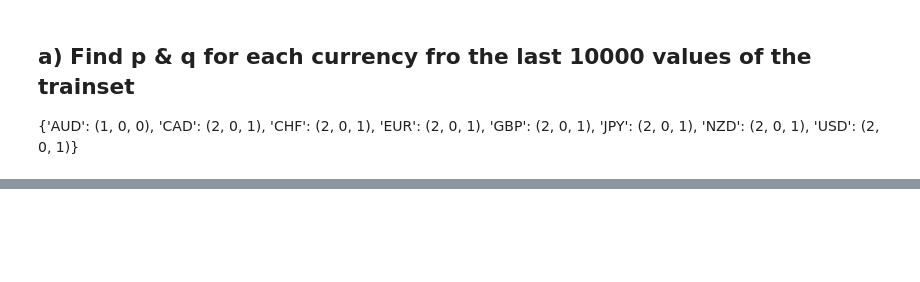
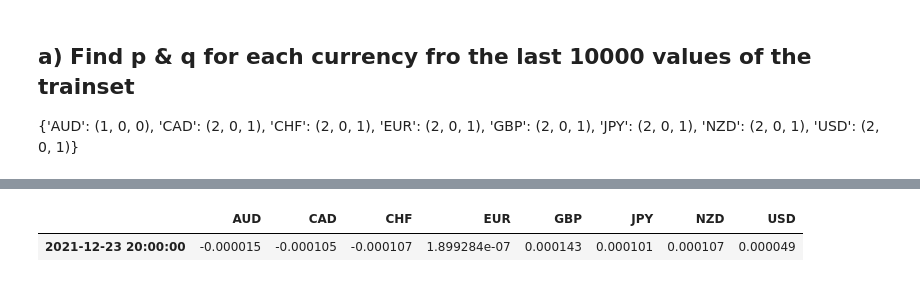
Before and after one commit to alexcolls/rex-ai, a Jupyter notebook: notebooks/paul/04-garch.ipynb, the cells around one changed output, grey strips where cells are left out. Saved outputs shown, nothing was run; the diff lists cells and outputs as text; code cells hidden in the pictures; blank space fills up the shorter version.

```diff
--- a/notebooks/paul/04-garch.ipynb
+++ b/notebooks/paul/04-garch.ipynb
@@ -97,0 +126,15 @@ print(params)
+# %%
+%%time
+from statsmodels.tsa.stattools import arma_order_select_ic
+
+def optimiseParams(data):
+
+    train_for_params = data[-4320:] ### PARAMS are based on the 1 month of hourly historical data
+    params = {}
+    with warnings.catch_warnings():
+        warnings.simplefilter('ignore', category=Warning)
+        for c in tqdm(list(train_for_params.columns)):
+            res = arma_order_select_ic(train_for_params[c].values, max_ar=4, max_ma=2, ic='aic')
+            # print(f'{c} mle retvals: {res.mle_retvals}')
+            params[c] = (res.aic_min_order[0], 0, res.aic_min_order[1])
+    return params
@@ -97,0 +144,3 @@ print(params)
+# %%
+params = optimiseParams(train)
+# params = {'AUD': (1, 0, 2), 'CAD': (0, 0, 2), 'CHF': (0, 0, 2), 'EUR': (0, 0, 2), 'GBP': (0, 0, 2), 'JPY': (0, 0, 2), 'NZD': (2, 0, 0), 'USD': (2, 0, 0)}
@@ -97,0 +212,4 @@ print(params)
+# %%
+# %%time
+print(train_df.shape)
+vol_row_df = getArimaGarch(train_df)
@@ -97,0 +234,5 @@ print(params)
+# %%
+vol_row_df
+# %% [output]
+|  | AUD | CAD | CHF | EUR | GBP | JPY | NZD | USD |
+| 2021-12-23 20:00:00 | -0.000015 | -0.000105 | -0.000107 | 1.899284e-07 | 0.000143 | 0.000101 | 0.000107 | 0.000049 |
```
Also changed, not shown: parts of 34 cells of this notebook.
